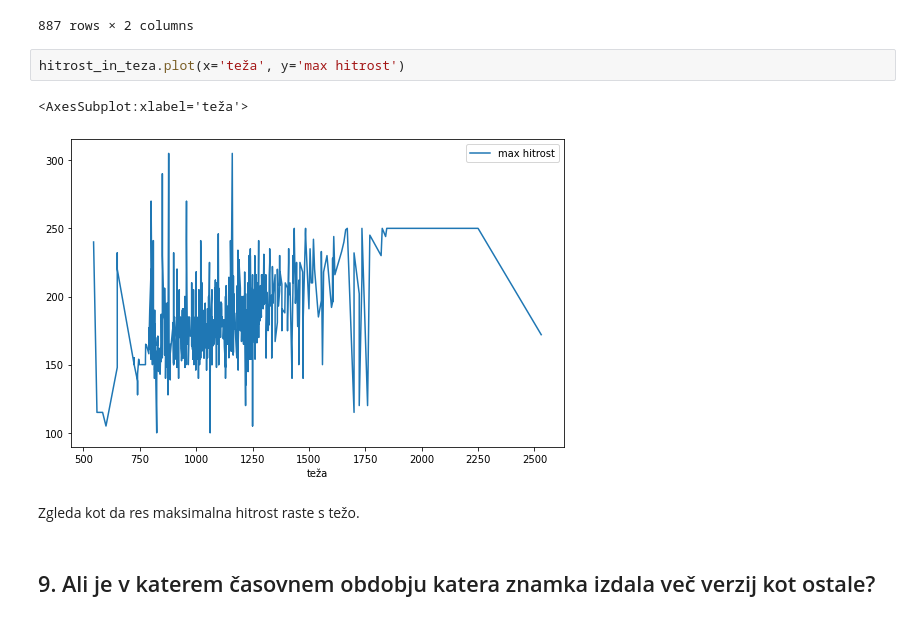
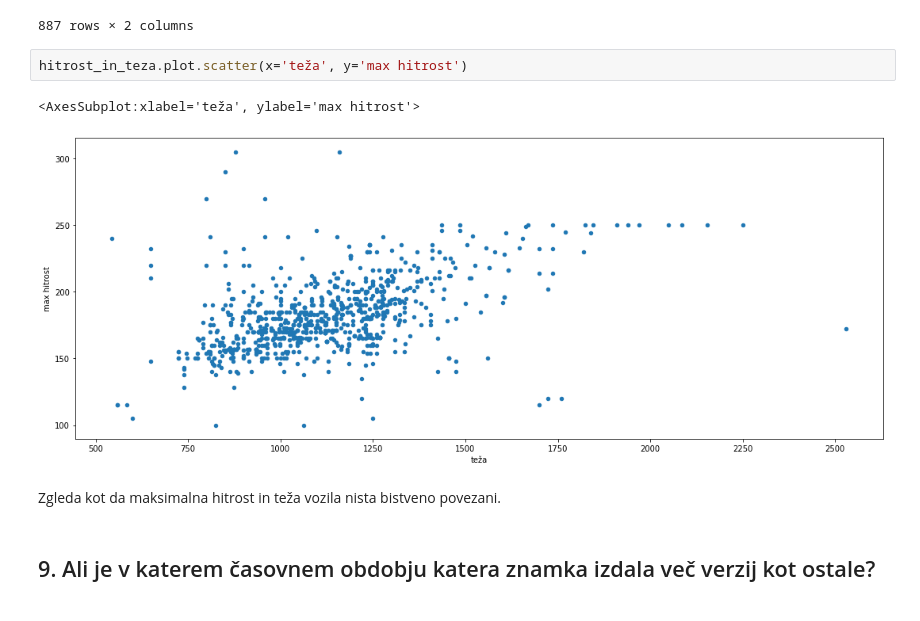
Before and after one commit to LucjaFekonja/analiza-avtomobilov, a Jupyter notebook: analiza-podatkov/analiza.ipynb, the cells around one changed output. Cells and saved outputs as stored; diff of their text form.

```diff
--- a/analiza-podatkov/analiza.ipynb
+++ b/analiza-podatkov/analiza.ipynb
@@ -419,12 +419,12 @@ hitrost_in_teza
 | 978 | 172.0 | 2530.0 |
 887 rows × 2 columns
 # %%
-hitrost_in_teza.plot(x='teža', y='max hitrost')
+hitrost_in_teza.plot.scatter(x='teža', y='max hitrost')
 # %% [output]
-<AxesSubplot:xlabel='teža'>
+<AxesSubplot:xlabel='teža', ylabel='max hitrost'>
-[figure, old version]
+[figure, new version]
 # %% [markdown]
-Zgleda kot da res maksimalna hitrost raste s težo.
+Zgleda kot da maksimalna hitrost in teža vozila nista bistveno povezani.
 # %% [markdown]
 ## 9. Ali je v katerem časovnem obdobju katera znamka izdala več verzij kot ostale?
 # %%
```
Also changed, not shown: parts of 9 cells of this notebook.
